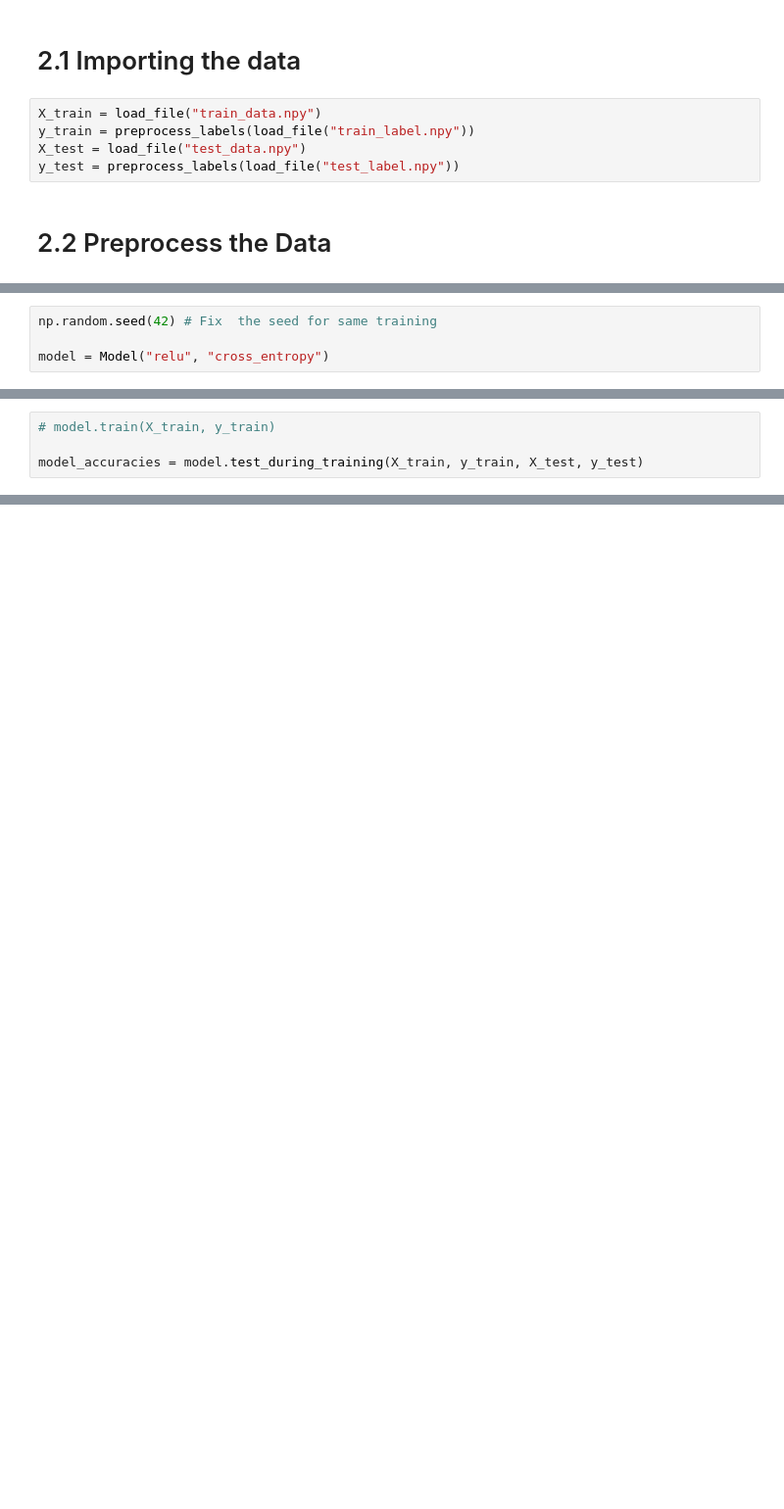
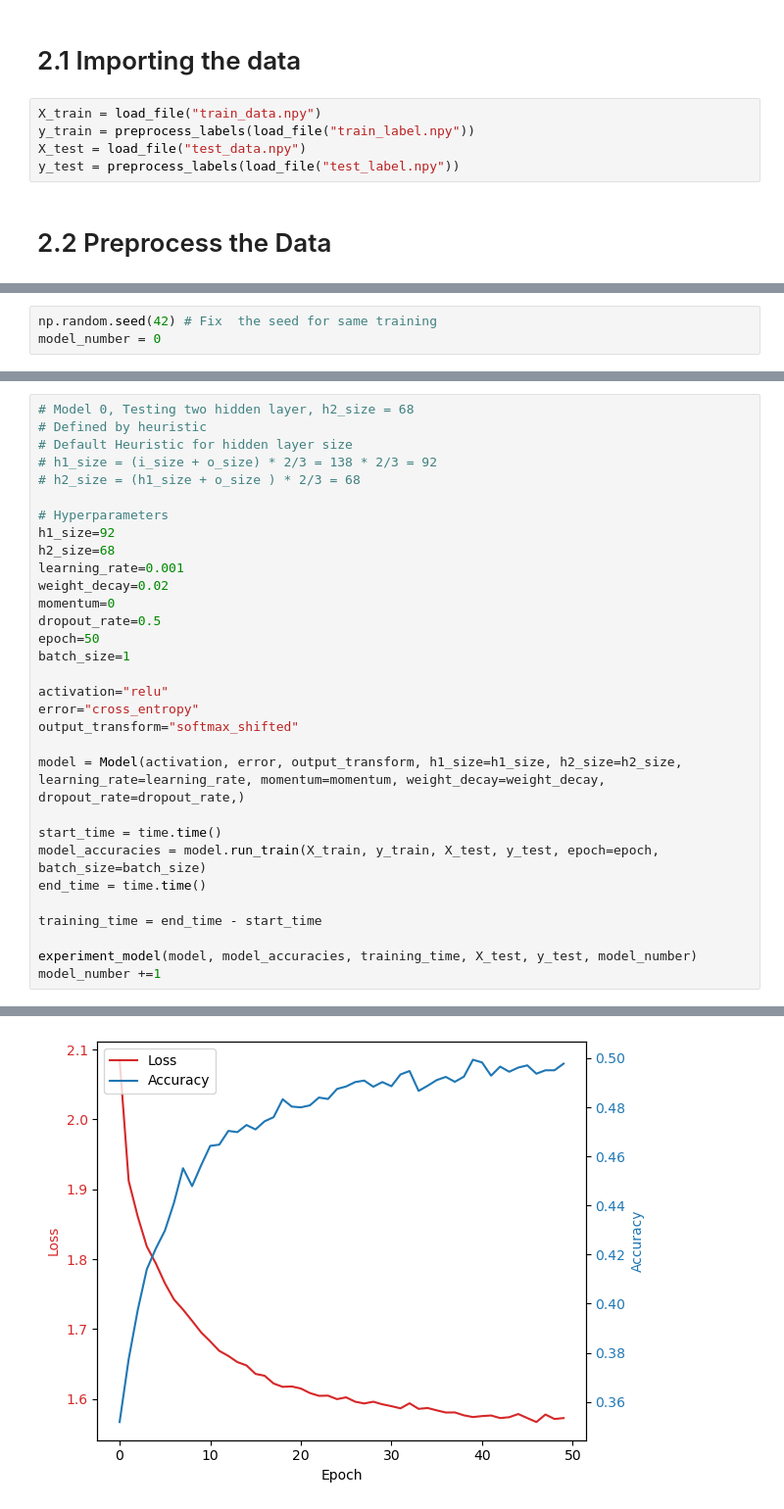
Before and after one commit to ashtonrliu/COMP4329_A1_aliu0521, a Jupyter notebook: a1.ipynb, the cells around one changed output, grey strips where cells are left out. Shown at 98% size. Cells and saved outputs as stored; diff of their text form; blank space fills up the shorter version.

```diff
--- a/a1.ipynb
+++ b/a1.ipynb
@@ -43,5 +29,4 @@ array([[-0.86028489,  0.58957367,  0.42062516, ...,  0.71582854,
 # %%
 np.random.seed(42) # Fix  the seed for same training
-
-model = Model("relu", "cross_entropy")
+model_number = 0
 # %% [markdown]
@@ -49,5 +36,32 @@ model = Model("relu", "cross_entropy")
 # %%
-# model.train(X_train, y_train)
+# Model 0, Testing two hidden layer, h2_size = 68
+# Defined by heuristic
+# Default Heuristic for hidden layer size
+# h1_size = (i_size + o_size) * 2/3 = 138 * 2/3 = 92
+# h2_size = (h1_size + o_size ) * 2/3 = 68
 
-model_accuracies = model.test_during_training(X_train, y_train, X_test, y_test)
+# Hyperparameters
+h1_size=92
+h2_size=68
+learning_rate=0.001
+weight_decay=0.02
+momentum=0
+dropout_rate=0.5
+epoch=50
+batch_size=1
+
+activation="relu"
+error="cross_entropy"
+output_transform="softmax_shifted"
+
+model = Model(activation, error, output_transform, h1_size=h1_size, h2_size=h2_size, learning_rate=learning_rate, momentum=momentum, weight_decay=weight_decay, dropout_rate=dropout_rate,)
+
+start_time = time.time()
+model_accuracies = model.run_train(X_train, y_train, X_test, y_test, epoch=epoch, batch_size=batch_size)
+end_time = time.time()
+
+training_time = end_time - start_time
+
+experiment_model(model, model_accuracies, training_time, X_test, y_test, model_number)
+model_number +=1
 # %% [output]
@@ -70,0 +85 @@ Epoch 50/50, Loss: 1.3383, Accuracy: 0.4451
+[figure, added]
```
Also changed, not shown: parts of 22 cells of this notebook, 22 other files.
